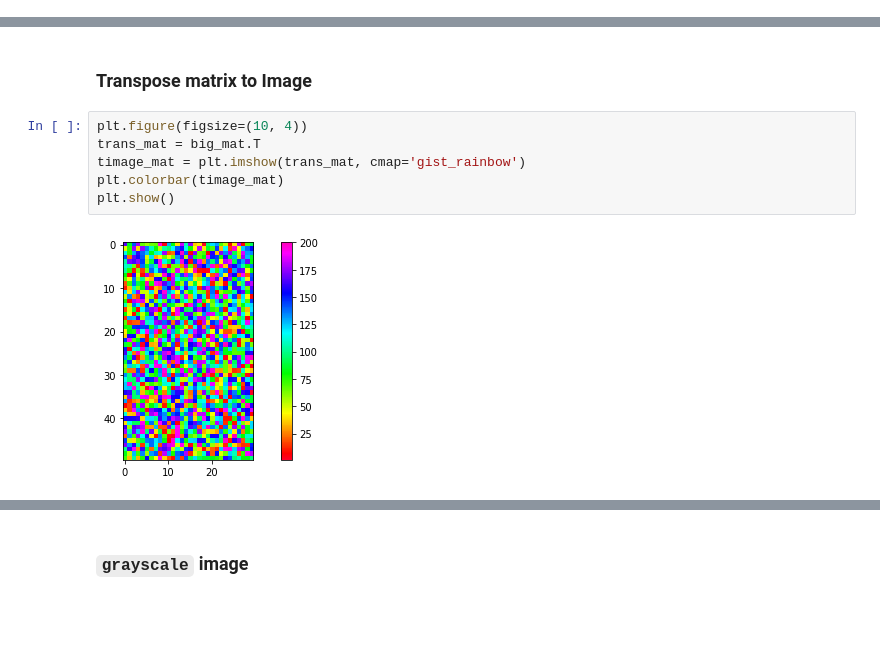
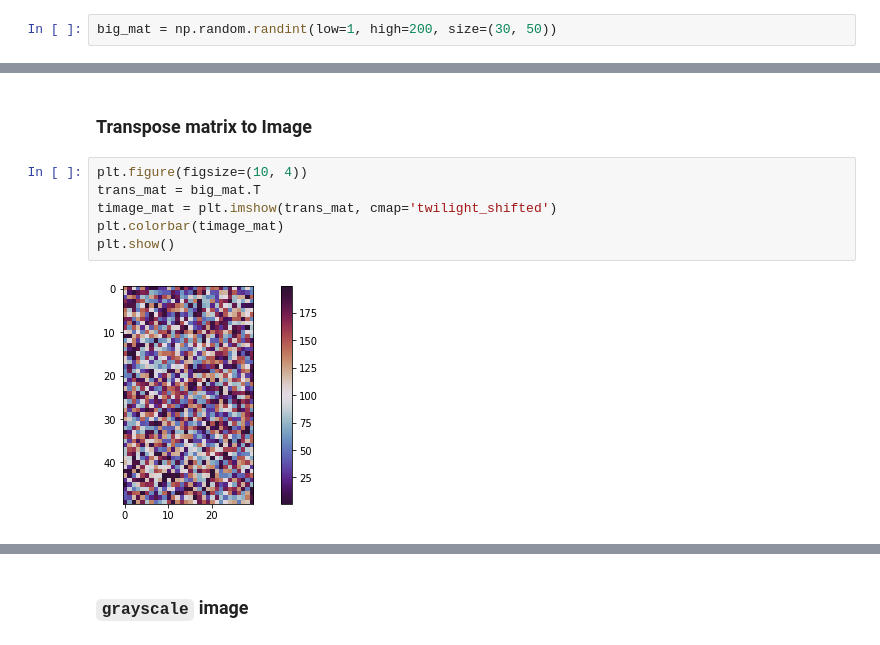
Before and after one commit to msameeruddin/Data-Analysis-Python, a Jupyter notebook: 8_DA_Image_da/image_data_analysis.ipynb, the cells around one changed output, grey strips where cells are left out. Saved outputs shown, nothing was run; the diff lists cells and outputs as text; blank space fills up the shorter version.

```diff
--- a/8_DA_Image_da/image_data_analysis.ipynb
+++ b/8_DA_Image_da/image_data_analysis.ipynb
@@ -98,3 +100,5 @@ big_mat = np.matrix(big_mat)
+# %%
+big_mat = np.random.randint(low=1, high=200, size=(30, 50))
 # %%
 big_mat
 # %% [output]
@@ -124,8 +148,8 @@ plt.show()
 # %%
 plt.figure(figsize=(10, 4))
 trans_mat = big_mat.T
-timage_mat = plt.imshow(trans_mat, cmap='gist_rainbow')
+timage_mat = plt.imshow(trans_mat, cmap='twilight_shifted')
 plt.colorbar(timage_mat)
 plt.show()
 # %% [output]
-[figure, old version]
+[figure, new version]
```
Also changed, not shown: parts of 27 cells of this notebook, 18 other files.
